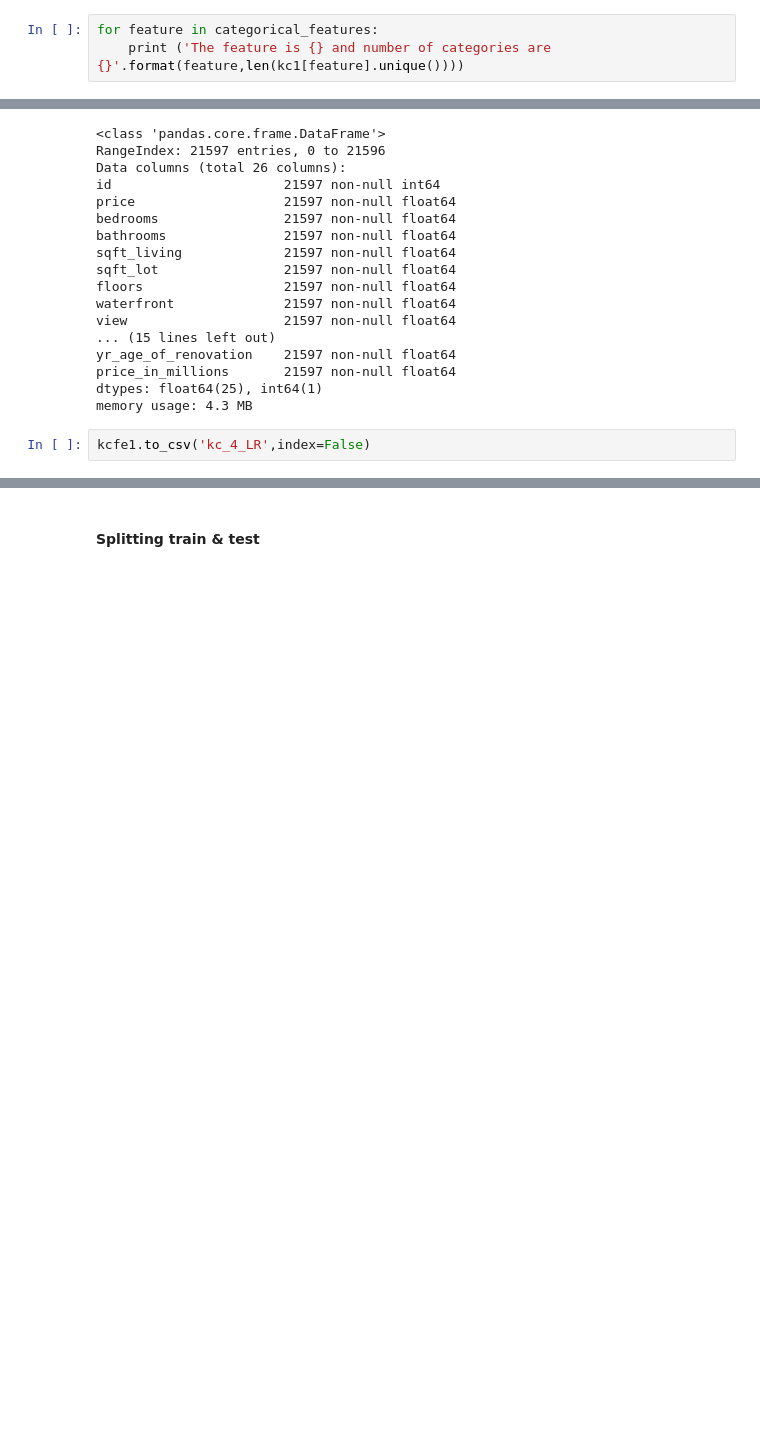
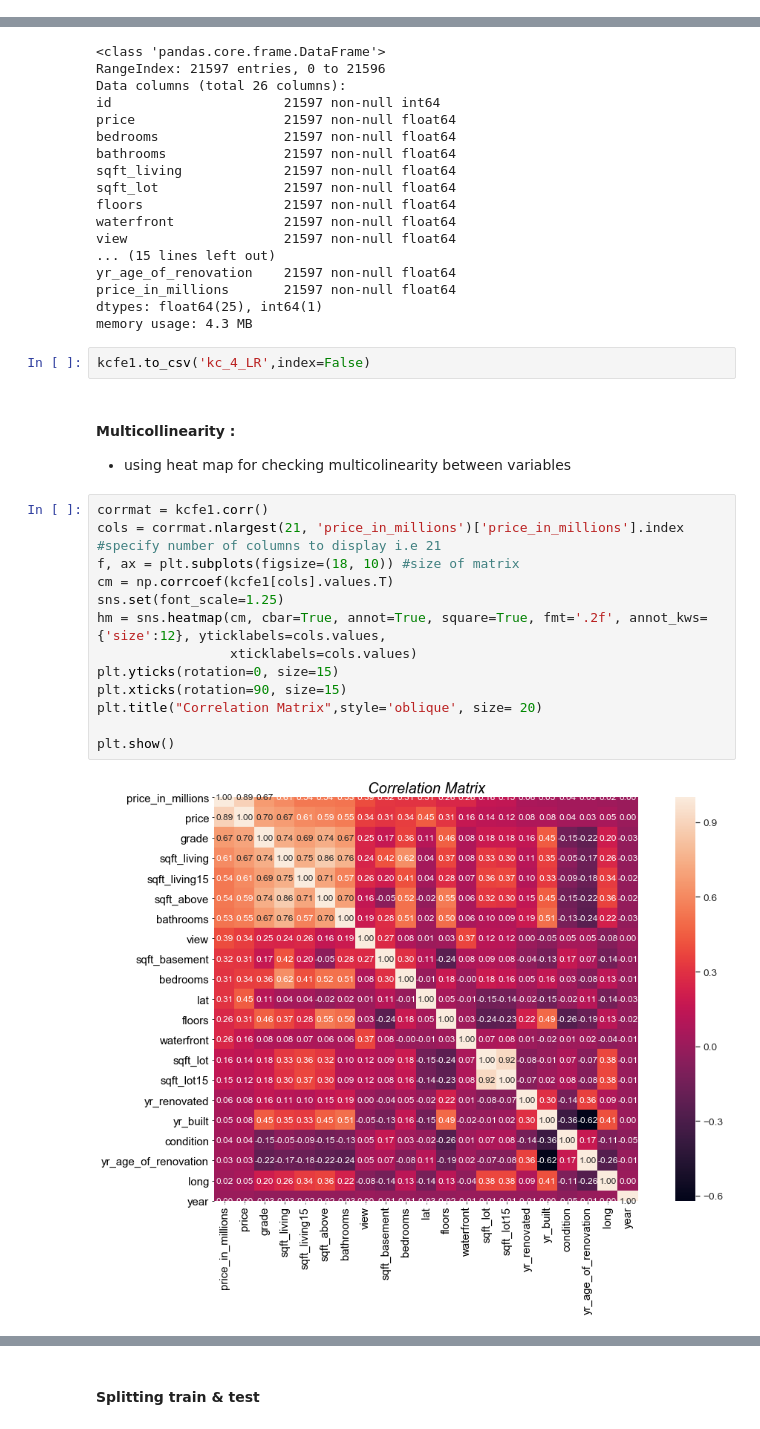
Before and after one commit to ksis1st/Kings_County_Housing_Price_Prediction, a Jupyter notebook: FE_EDA_2.ipynb, the cells around one changed output, grey strips where cells are left out. Cells and saved outputs as stored; diff of their text form; blank space fills up the shorter version.

```diff
--- a/FE_EDA_2.ipynb
+++ b/FE_EDA_2.ipynb
@@ -314,3 +309,0 @@ kc1[categorical_features].nunique()
-# %%
-for feature in categorical_features:
-    print ('The feature is {} and number of categories are {}'.format(feature,len(kc1[feature].unique())))
@@ -502,3 +512,21 @@ dtypes: float64(25), int64(1)
 memory usage: 4.3 MB
 # %%
 kcfe1.to_csv('kc_4_LR',index=False)
+# %% [markdown]
+#### Multicollinearity :
+*  using heat map for checking multicolinearity between variables
+# %%
+corrmat = kcfe1.corr()
+cols = corrmat.nlargest(21, 'price_in_millions')['price_in_millions'].index #specify number of columns to display i.e 21
+f, ax = plt.subplots(figsize=(18, 10)) #size of matrix
+cm = np.corrcoef(kcfe1[cols].values.T)
+sns.set(font_scale=1.25)
+hm = sns.heatmap(cm, cbar=True, annot=True, square=True, fmt='.2f', annot_kws={'size':12}, yticklabels=cols.values,
+                 xticklabels=cols.values)
+plt.yticks(rotation=0, size=15)
+plt.xticks(rotation=90, size=15)
+plt.title("Correlation Matrix",style='oblique', size= 20)
+
+plt.show()
+# %% [output]
+[figure, added]
```
Also changed, not shown: parts of 37 cells of this notebook.
